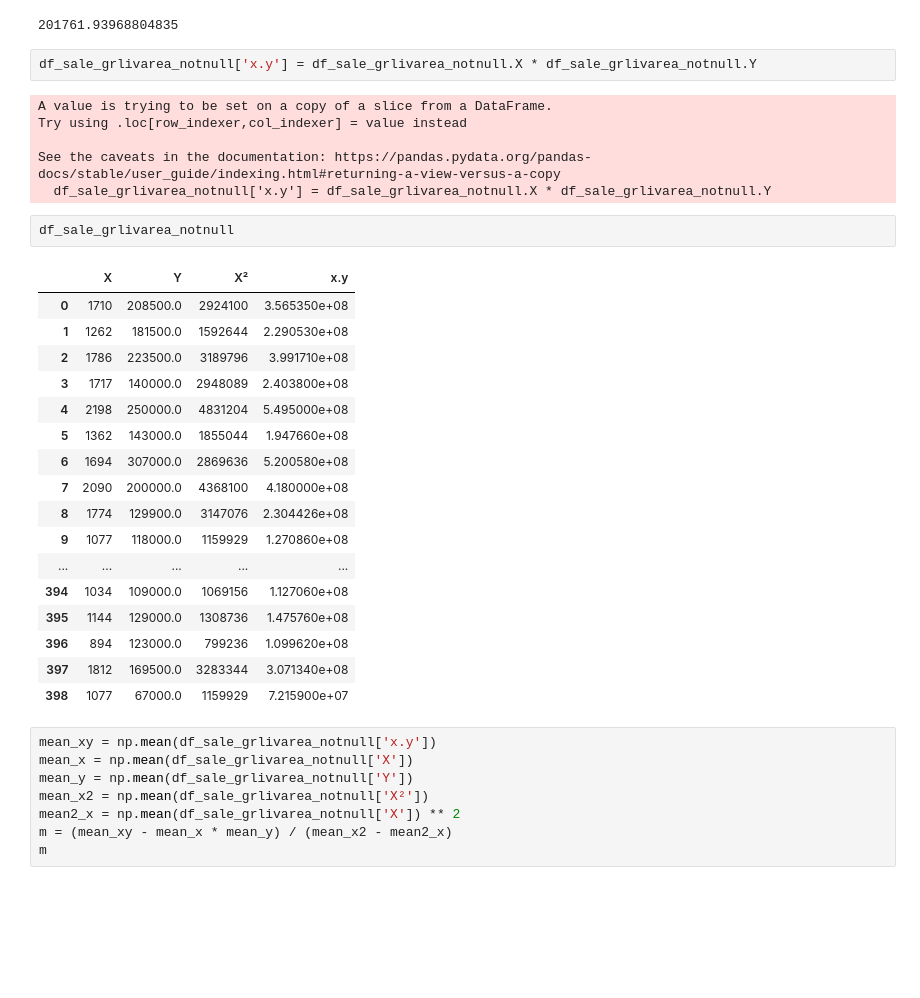
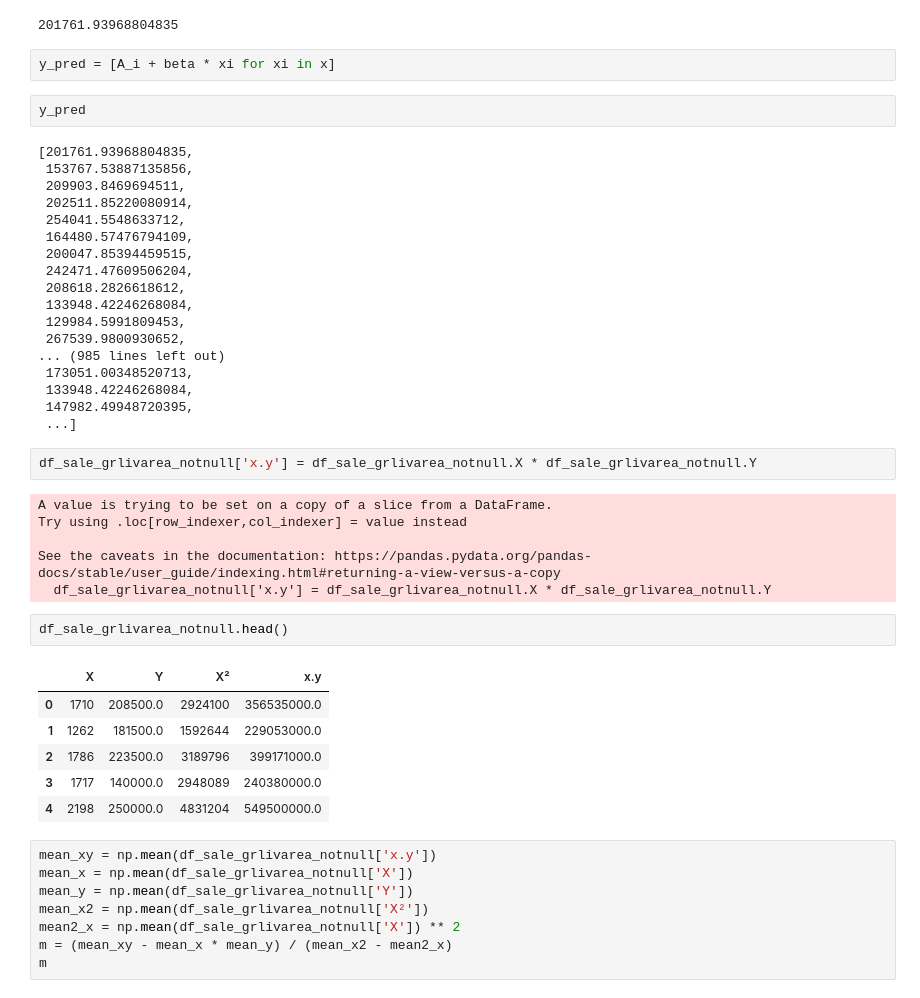
Before and after one commit to ViniciusHolanda001/House_Prices, a Jupyter notebook: notebook/eda_house_prices.ipynb, the cells around one changed output. Saved outputs shown, nothing was run; the diff lists cells and outputs as text; blank space fills up the shorter version.

```diff
--- a/notebook/eda_house_prices.ipynb
+++ b/notebook/eda_house_prices.ipynb
@@ -229,6 +371,28 @@ y_predict = A_i + beta * 1710
 y_predict
 # %% [output]
 201761.93968804835
+# %%
+y_pred = [A_i + beta * xi for xi in x]
+# %%
+y_pred
+# %% [output]
+[201761.93968804835,
+ 153767.53887135856,
+ 209903.8469694511,
+ 202511.85220080914,
+ 254041.5548633712,
+ 164480.57476794109,
+ 200047.85394459515,
+ 242471.47609506204,
+ 208618.2826618612,
+ 133948.42246268084,
+ 129984.5991809453,
+ 267539.9800930652,
+... (985 lines left out)
+ 173051.00348520713,
+ 133948.42246268084,
+ 147982.49948720395,
+ ...]
 # %%
 df_sale_grlivarea_notnull['x.y'] = df_sale_grlivarea_notnull.X * df_sale_grlivarea_notnull.Y
 # %% [output]
@@ -238,25 +402,14 @@ Try using .loc[row_indexer,col_indexer] = value instead
 See the caveats in the documentation: https://pandas.pydata.org/pandas-docs/stable/user_guide/indexing.html#returning-a-view-versus-a-copy
   df_sale_grlivarea_notnull['x.y'] = df_sale_grlivarea_notnull.X * df_sale_grlivarea_notnull.Y
 # %%
-df_sale_grlivarea_notnull
+df_sale_grlivarea_notnull.head()
 # %% [output]
 |  | X | Y | X² | x.y |
-| 0 | 1710 | 208500.0 | 2924100 | 3.565350e+08 |
-| 1 | 1262 | 181500.0 | 1592644 | 2.290530e+08 |
-| 2 | 1786 | 223500.0 | 3189796 | 3.991710e+08 |
-| 3 | 1717 | 140000.0 | 2948089 | 2.403800e+08 |
-| 4 | 2198 | 250000.0 | 4831204 | 5.495000e+08 |
-| 5 | 1362 | 143000.0 | 1855044 | 1.947660e+08 |
-| 6 | 1694 | 307000.0 | 2869636 | 5.200580e+08 |
-| 7 | 2090 | 200000.0 | 4368100 | 4.180000e+08 |
-| 8 | 1774 | 129900.0 | 3147076 | 2.304426e+08 |
-| 9 | 1077 | 118000.0 | 1159929 | 1.270860e+08 |
-| ... | ... | ... | ... | ... |
-| 394 | 1034 | 109000.0 | 1069156 | 1.127060e+08 |
-| 395 | 1144 | 129000.0 | 1308736 | 1.475760e+08 |
-| 396 | 894 | 123000.0 | 799236 | 1.099620e+08 |
-| 397 | 1812 | 169500.0 | 3283344 | 3.071340e+08 |
-| 398 | 1077 | 67000.0 | 1159929 | 7.215900e+07 |
+| 0 | 1710 | 208500.0 | 2924100 | 356535000.0 |
+| 1 | 1262 | 181500.0 | 1592644 | 229053000.0 |
+| 2 | 1786 | 223500.0 | 3189796 | 399171000.0 |
+| 3 | 1717 | 140000.0 | 2948089 | 240380000.0 |
+| 4 | 2198 | 250000.0 | 4831204 | 549500000.0 |
 # %%
 mean_xy = np.mean(df_sale_grlivarea_notnull['x.y'])
 mean_x = np.mean(df_sale_grlivarea_notnull['X'])
```
Also changed, not shown: parts of 36 cells of this notebook.
